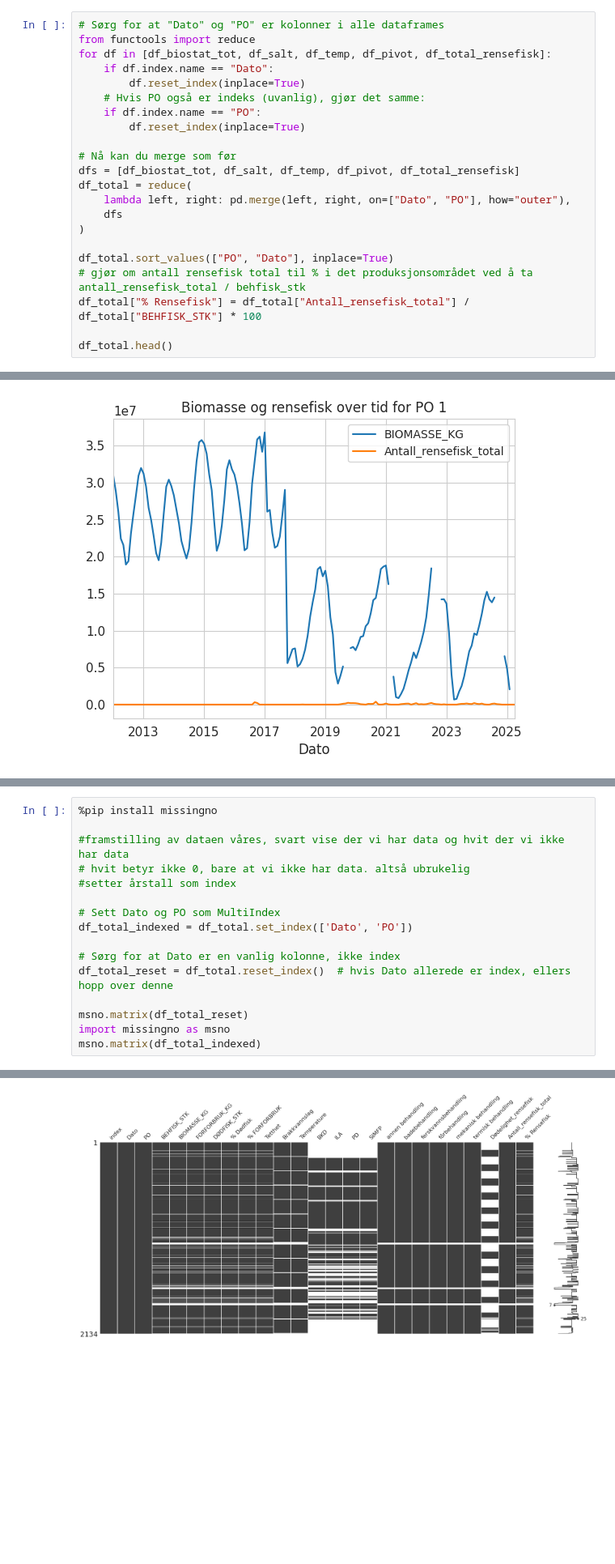
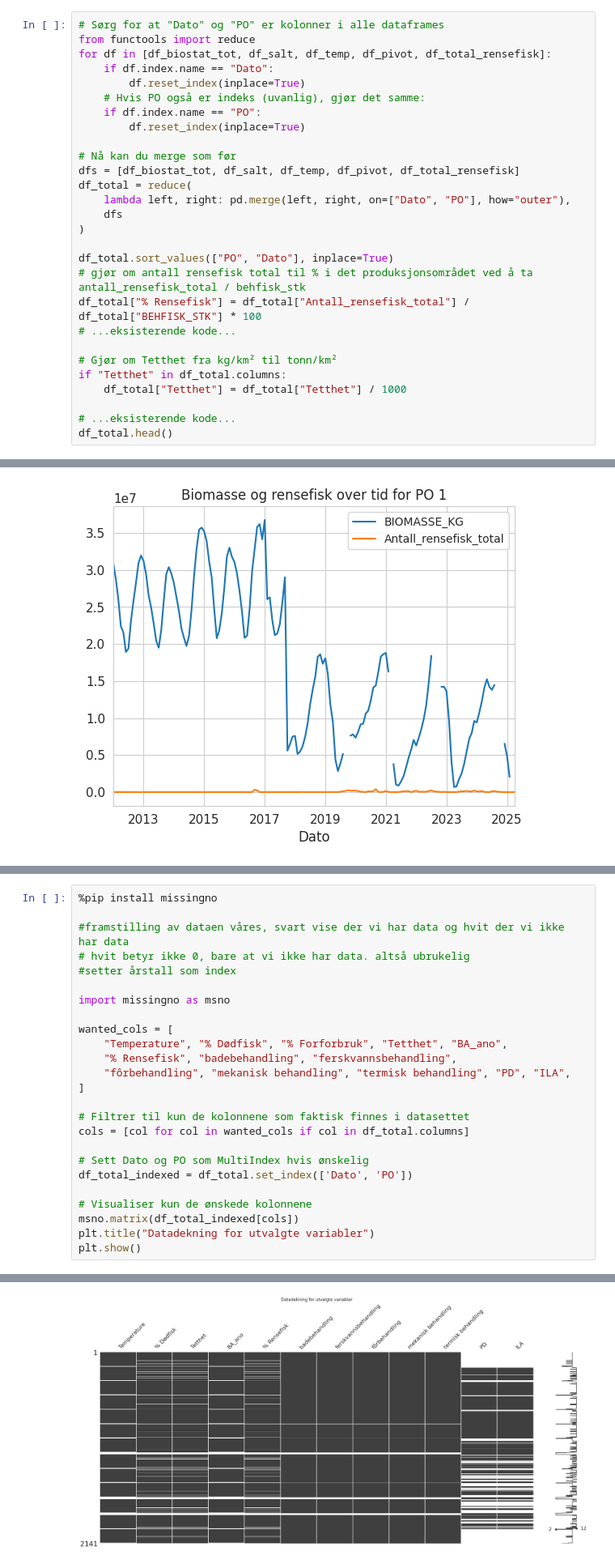
Before and after one commit to kavlikaviar/Bachelor, a Jupyter notebook: dataframe_samlet.ipynb, the cells around one changed output, grey strips where cells are left out. Shown at 81% size. Cells and saved outputs as stored; diff of their text form; blank space fills up the shorter version.

```diff
--- a/dataframe_samlet.ipynb
+++ b/dataframe_samlet.ipynb
@@ -1237,7 +1238,13 @@ df_total = reduce(
 df_total.sort_values(["PO", "Dato"], inplace=True)
 # gjør om antall rensefisk total til % i det produksjonsområdet ved å ta antall_rensefisk_total / behfisk_stk
 df_total["% Rensefisk"] = df_total["Antall_rensefisk_total"] / df_total["BEHFISK_STK"] * 100
+# ...eksisterende kode...
 
+# Gjør om Tetthet fra kg/km² til tonn/km²
+if "Tetthet" in df_total.columns:
+    df_total["Tetthet"] = df_total["Tetthet"] / 1000
+
+# ...eksisterende kode...
 df_total.head()
 # %% [output]
 |  | Dato | PO | BEHFISK_STK | BIOMASSE_KG | FORFORBRUK_KG | DØDFISK_STK | % Dødfisk | % FORFORBRUK | ... |
@@ -1342,15 +1349,24 @@ plt.show()
 # hvit betyr ikke 0, bare at vi ikke har data. altså ubrukelig
 #setter årstall som index
 
-# Sett Dato og PO som MultiIndex
+import missingno as msno
+
+wanted_cols = [
+    "Temperature", "% Dødfisk", "% Forforbruk", "Tetthet", "BA_ano",
+    "% Rensefisk", "badebehandling", "ferskvannsbehandling",
+    "fôrbehandling", "mekanisk behandling", "termisk behandling", "PD", "ILA",
+]
+
+# Filtrer til kun de kolonnene som faktisk finnes i datasettet
+cols = [col for col in wanted_cols if col in df_total.columns]
+
+# Sett Dato og PO som MultiIndex hvis ønskelig
 df_total_indexed = df_total.set_index(['Dato', 'PO'])
 
-# Sørg for at Dato er en vanlig kolonne, ikke index
-df_total_reset = df_total.reset_index()  # hvis Dato allerede er index, ellers hopp over denne
-
-msno.matrix(df_total_reset)
-import missingno as msno
-msno.matrix(df_total_indexed)
+# Visualiser kun de ønskede kolonnene
+msno.matrix(df_total_indexed[cols])
+plt.title("Datadekning for utvalgte variabler")
+plt.show()
 # %% [output]
 Defaulting to user installation because normal site-packages is not writeable
 Requirement already satisfied: missingno in /Users/eirikkloosterman/Library/Python/3.9/lib/python/site-packages (0.5.2)
@@ -1373 +1388 @@ Note: you may need to restart the kernel to use updated packages.
-[figure, old version]
+[figure, new version]
```
Also changed, not shown: parts of 16 cells of this notebook, 7 other files.
